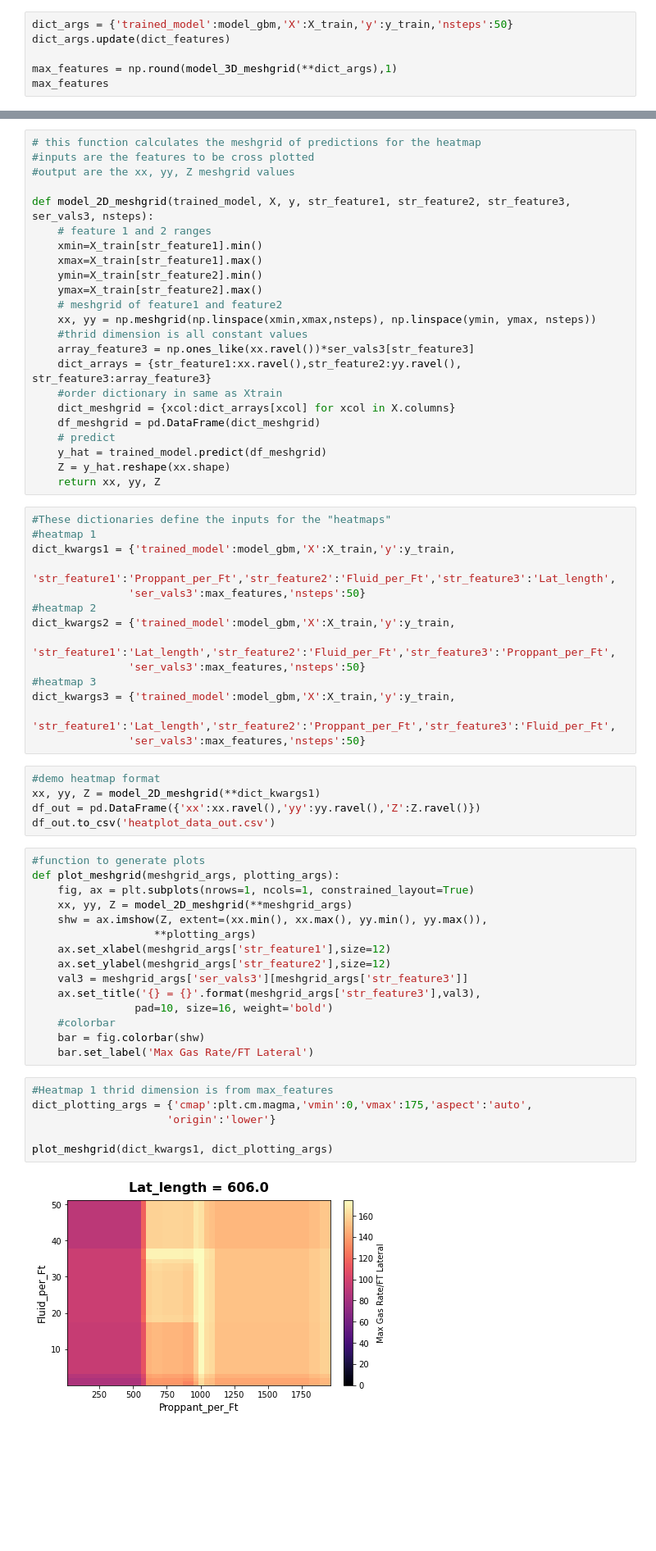
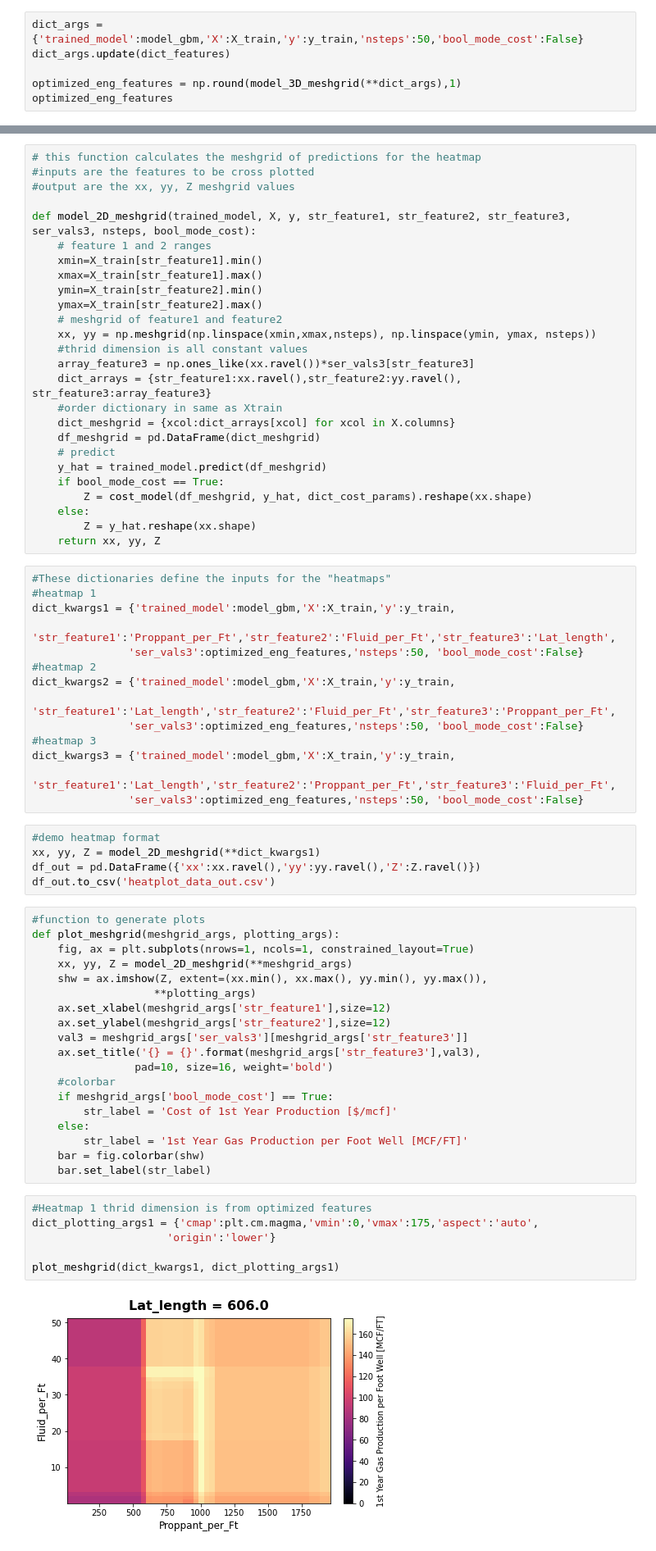
Before and after one commit to nshumaker/Affine_Well_Project, a Jupyter notebook: demo_notebook.ipynb, the cells around one changed output, grey strips where cells are left out. Shown: that part at 82% size. Saved outputs shown, nothing was run; the diff lists cells and outputs as text; blank space fills up the shorter version.

Commit message:
Updated with Cost Model
updated with cost model mode

```diff
--- a/demo_notebook.ipynb
+++ b/demo_notebook.ipynb
@@ -94,11 +122,11 @@ def model_3D_meshgrid(trained_model, X, y, feature1, feature2, feature3, nsteps)
 dict_features = {key:key_str for key, key_str in zip(
     ['feature1', 'feature2', 'feature3'],X_train.columns)}
 # %%
-dict_args = {'trained_model':model_gbm,'X':X_train,'y':y_train,'nsteps':50}
+dict_args = {'trained_model':model_gbm,'X':X_train,'y':y_train,'nsteps':50,'bool_mode_cost':False}
 dict_args.update(dict_features)
 
-max_features = np.round(model_3D_meshgrid(**dict_args),1)
-max_features
+optimized_eng_features = np.round(model_3D_meshgrid(**dict_args),1)
+optimized_eng_features
 # %% [output]
 Fluid_per_Ft        35.5
 Lat_length         606.0
@@ -109,7 +137,7 @@ Name: 1724, dtype: float64
 #inputs are the features to be cross plotted
 #output are the xx, yy, Z meshgrid values
 
-def model_2D_meshgrid(trained_model, X, y, str_feature1, str_feature2, str_feature3, ser_vals3, nsteps):
+def model_2D_meshgrid(trained_model, X, y, str_feature1, str_feature2, str_feature3, ser_vals3, nsteps, bool_mode_cost):
     # feature 1 and 2 ranges
     xmin=X_train[str_feature1].min()
     xmax=X_train[str_feature1].max()
@@ -125,22 +153,25 @@ def model_2D_meshgrid(trained_model, X, y, str_feature1, str_feature2, str_featu
     df_meshgrid = pd.DataFrame(dict_meshgrid)
     # predict
     y_hat = trained_model.predict(df_meshgrid)
-    Z = y_hat.reshape(xx.shape)
+    if bool_mode_cost == True:
+        Z = cost_model(df_meshgrid, y_hat, dict_cost_params).reshape(xx.shape)
+    else:
+        Z = y_hat.reshape(xx.shape)
     return xx, yy, Z
 # %%
 #These dictionaries define the inputs for the "heatmaps"
 #heatmap 1
 dict_kwargs1 = {'trained_model':model_gbm,'X':X_train,'y':y_train,
                'str_feature1':'Proppant_per_Ft','str_feature2':'Fluid_per_Ft','str_feature3':'Lat_length',
-               'ser_vals3':max_features,'nsteps':50}
+               'ser_vals3':optimized_eng_features,'nsteps':50, 'bool_mode_cost':False}
 #heatmap 2
 dict_kwargs2 = {'trained_model':model_gbm,'X':X_train,'y':y_train,
                'str_feature1':'Lat_length','str_feature2':'Fluid_per_Ft','str_feature3':'Proppant_per_Ft',
-               'ser_vals3':max_features,'nsteps':50}
+               'ser_vals3':optimized_eng_features,'nsteps':50, 'bool_mode_cost':False}
 #heatmap 3
 dict_kwargs3 = {'trained_model':model_gbm,'X':X_train,'y':y_train,
                'str_feature1':'Lat_length','str_feature2':'Proppant_per_Ft','str_feature3':'Fluid_per_Ft',
-               'ser_vals3':max_features,'nsteps':50}
+               'ser_vals3':optimized_eng_features,'nsteps':50, 'bool_mode_cost':False}
 # %%
 #demo heatmap format
 xx, yy, Z = model_2D_meshgrid(**dict_kwargs1)
@@ -159,15 +190,19 @@ def plot_meshgrid(meshgrid_args, plotting_args):
     ax.set_title('{} = {}'.format(meshgrid_args['str_feature3'],val3),
                 pad=10, size=16, weight='bold')
     #colorbar
+    if meshgrid_args['bool_mode_cost'] == True:
+        str_label = 'Cost of 1st Year Production [$/mcf]'
+    else:
+        str_label = '1st Year Gas Production per Foot Well [MCF/FT]'
     bar = fig.colorbar(shw)
-    bar.set_label('Max Gas Rate/FT Lateral')
+    bar.set_label(str_label)
 # %%
-#Heatmap 1 thrid dimension is from max_features
-dict_plotting_args = {'cmap':plt.cm.magma,'vmin':0,'vmax':175,'aspect':'auto',
+#Heatmap 1 thrid dimension is from optimized features
+dict_plotting_args1 = {'cmap':plt.cm.magma,'vmin':0,'vmax':175,'aspect':'auto',
                      'origin':'lower'}
 
-plot_meshgrid(dict_kwargs1, dict_plotting_args)
+plot_meshgrid(dict_kwargs1, dict_plotting_args1)
 # %% [output]
-[figure, old version]
+[figure, new version]
 # %%
 #Heatmap 2
```
Also changed, not shown: parts of 23 cells of this notebook, 1 other file.
